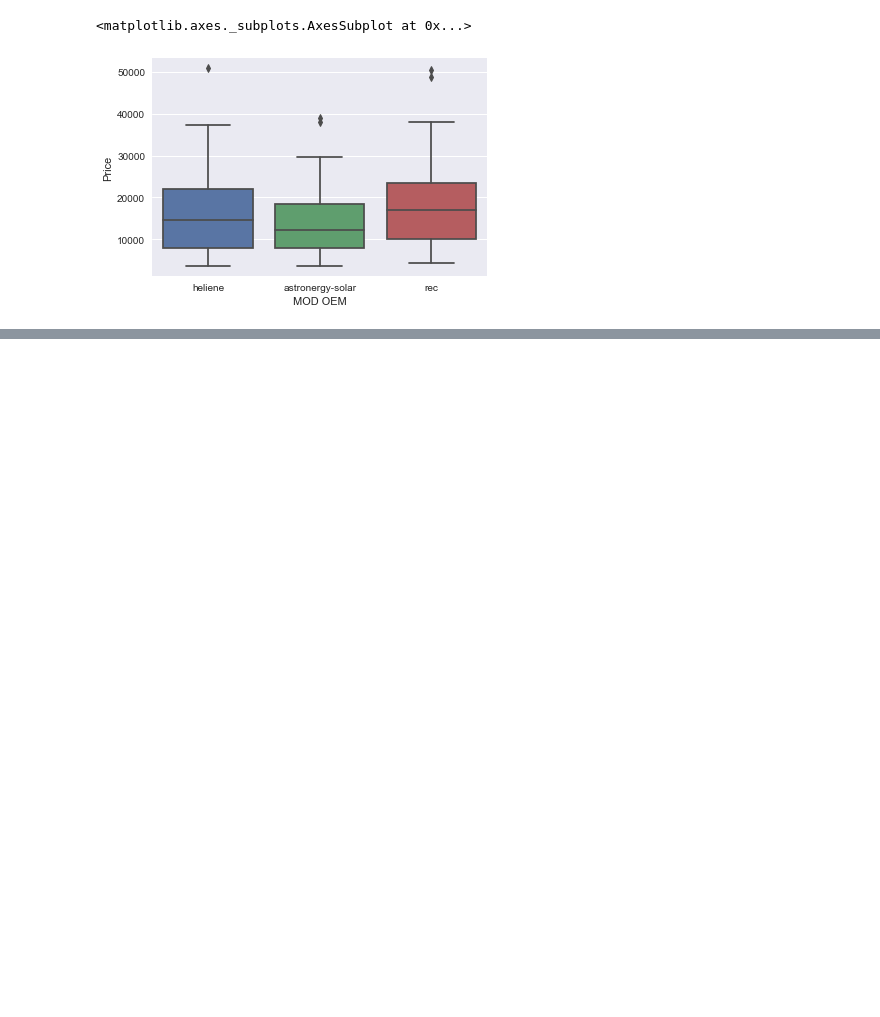
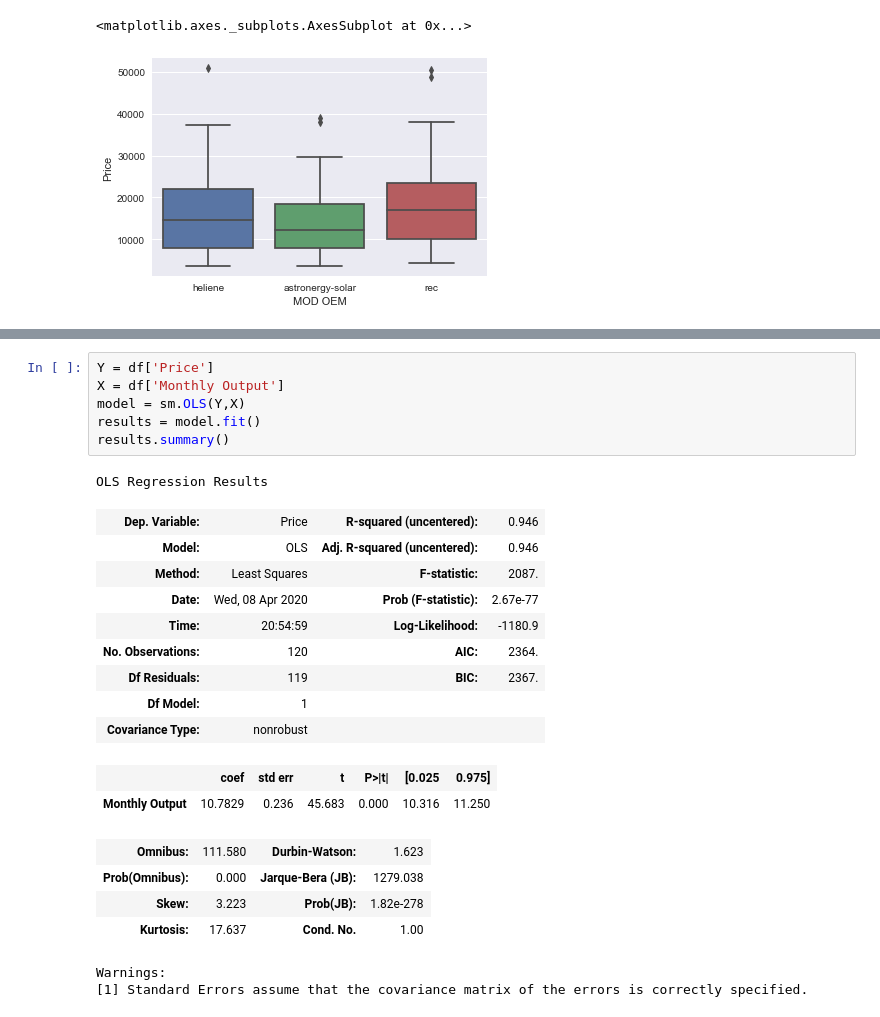
Before and after one commit to tahentx/gridshift, a Jupyter notebook: hardwarecosts.ipynb, the cells around one changed output, grey strips where cells are left out. Saved outputs shown, nothing was run; the diff lists cells and outputs as text; blank space fills up the shorter version.

```diff
--- a/hardwarecosts.ipynb
+++ b/hardwarecosts.ipynb
@@ -272,0 +176,25 @@ Name: INV OEM, Length: 120, dtype: object
+# %%
+Y = df['Price']
+X = df['Monthly Output']
+model = sm.OLS(Y,X)
+results = model.fit()
+results.summary()
+# %% [output]
+OLS Regression Results
+| Dep. Variable: | Price | R-squared (uncentered): | 0.946 |
+| Model: | OLS | Adj. R-squared (uncentered): | 0.946 |
+| Method: | Least Squares | F-statistic: | 2087. |
+| Date: | Wed, 08 Apr 2020 | Prob (F-statistic): | 2.67e-77 |
+| Time: | 20:54:59 | Log-Likelihood: | -1180.9 |
+| No. Observations: | 120 | AIC: | 2364. |
+| Df Residuals: | 119 | BIC: | 2367. |
+| Df Model: | 1 |  |  |
+| Covariance Type: | nonrobust |  |  |
+|  | coef | std err | t | P>|t| | [0.025 | 0.975] |
+| Monthly Output | 10.7829 | 0.236 | 45.683 | 0.000 | 10.316 | 11.250 |
+| Omnibus: | 111.580 | Durbin-Watson: | 1.623 |
+| Prob(Omnibus): | 0.000 | Jarque-Bera (JB): | 1279.038 |
+| Skew: | 3.223 | Prob(JB): | 1.82e-278 |
+| Kurtosis: | 17.637 | Cond. No. | 1.00 |
+Warnings:
+[1] Standard Errors assume that the covariance matrix of the errors is correctly specified.
```
Also changed, not shown: parts of 16 cells of this notebook.
